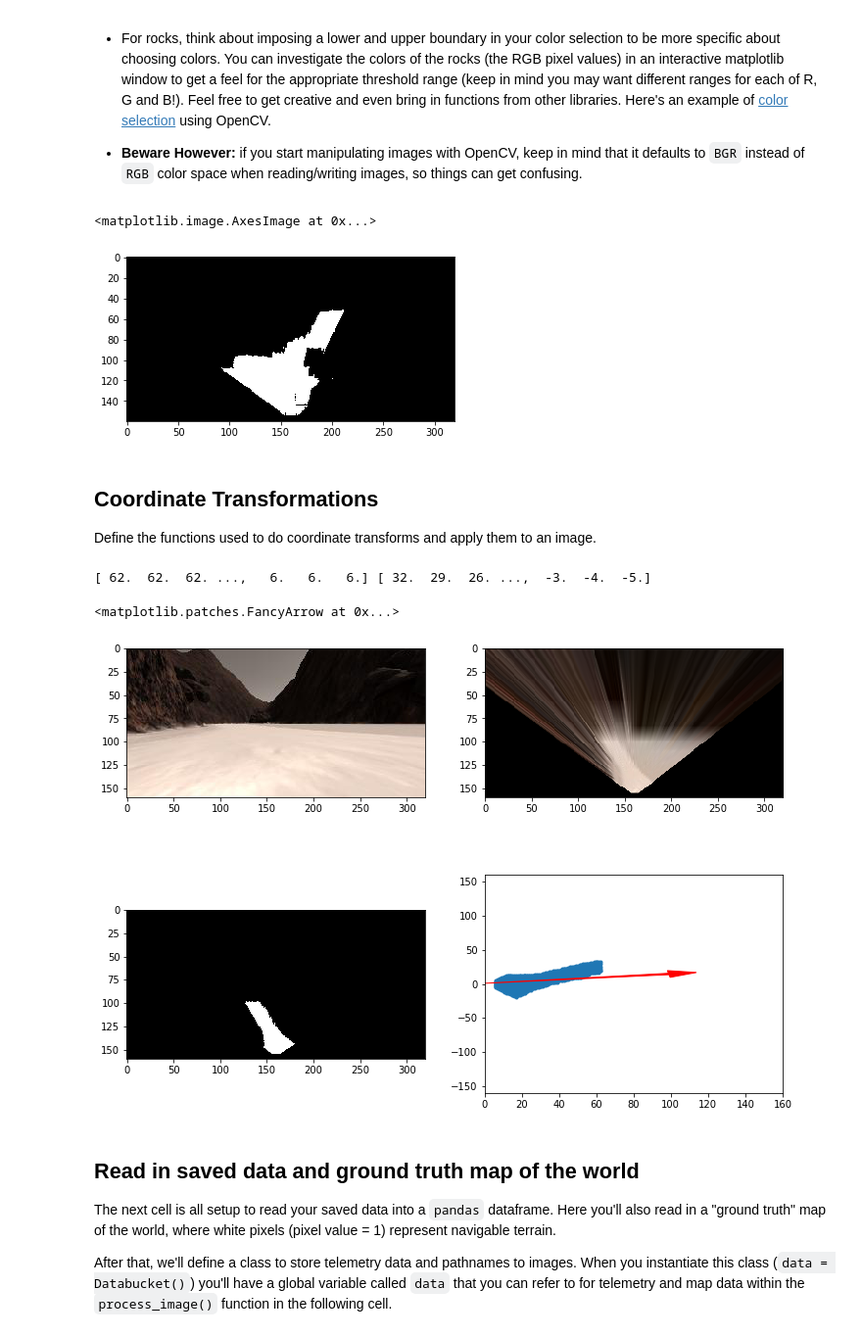
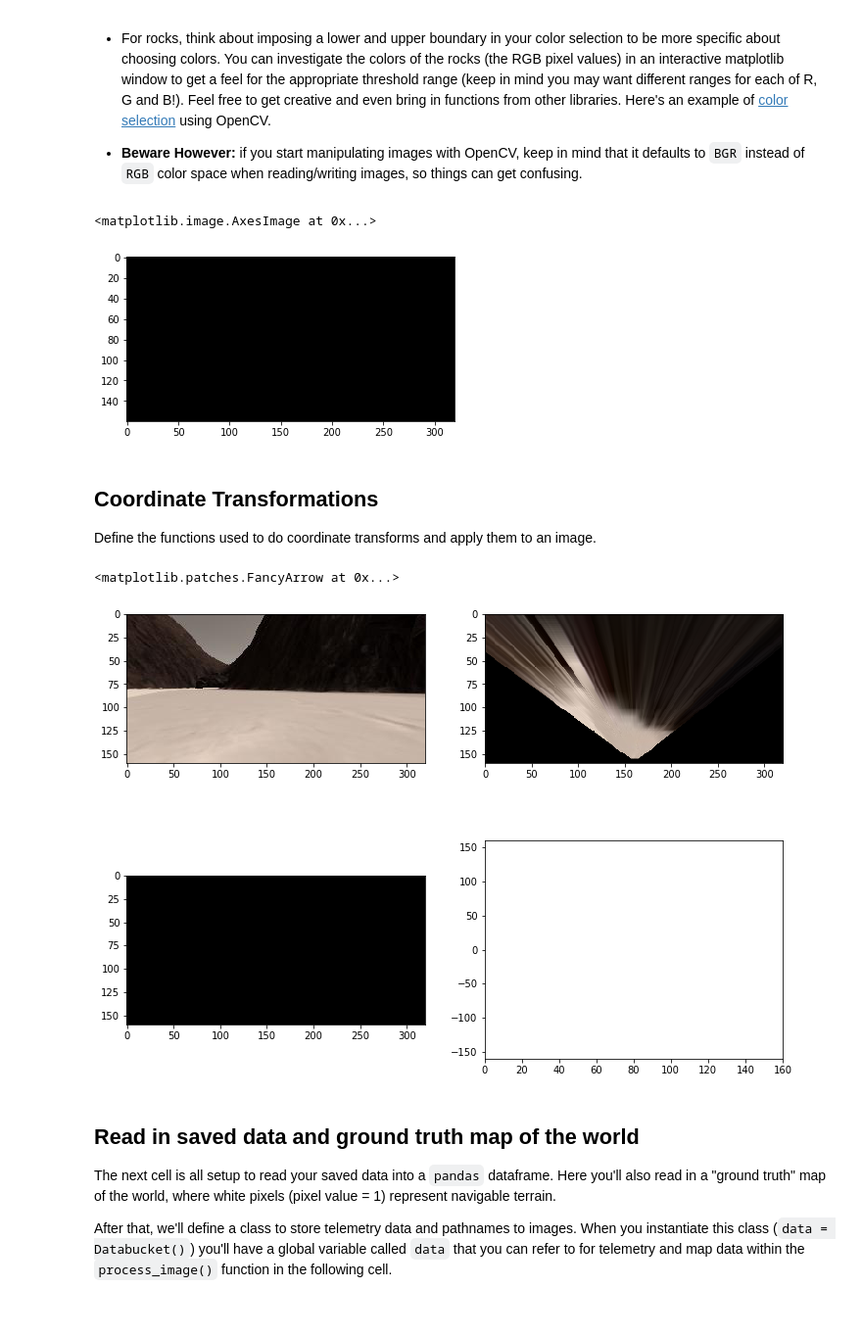
Before and after one commit to vijpandaturtle/search-sample-return, a Jupyter notebook: code/Rover_Project_Test_Notebook.ipynb, the cells around one changed output. Shown at 98% size. Drawn from its saved outputs; the diff is of its cells as text; code cells hidden in the pictures.

```diff
--- a/code/Rover_Project_Test_Notebook.ipynb
+++ b/code/Rover_Project_Test_Notebook.ipynb
@@ -115,26 +115,27 @@ Define the color thresholding function from the lesson and apply it to the warpe
 # %%
 # Identify pixels above the threshold
 # Threshold of RGB > 160 does a nice job of identifying ground pixels only
-def color_thresh(img, rgb_thresh=(180, 180, 180)):
+def color_thresh(img, rgb_thresh=(200, 200, 70)):
     # Create an array of zeros same xy size as img, but single channel
     color_select = np.zeros_like(img[:,:,0])
     # Require that each pixel be above all three threshold values in RGB
     # above_thresh will now contain a boolean array with "True"
     # where threshold was met
     above_thresh = (img[:,:,0] > rgb_thresh[0]) \
                 & (img[:,:,1] > rgb_thresh[1]) \
-                & (img[:,:,2] > rgb_thresh[2])
+                & (img[:,:,2] < rgb_thresh[2])
+
     # Index the array of zeros with the boolean array and set to 1
     color_select[above_thresh] = 1
     # Return the binary image
     return color_select
 
 threshed = color_thresh(warped)
 plt.imshow(threshed, cmap='gray')
 #scipy.misc.imsave('../output/warped_threshed.jpg', threshed*255)
 # %% [output]
 <matplotlib.image.AxesImage at 0x...>
-[figure, old version]
+[figure, new version]
 # %% [markdown]
 ## Coordinate Transformations
 Define the functions used to do coordinate transforms and apply them to an image.
@@ -198,7 +199,6 @@ threshed = color_thresh(warped)
 
 # Calculate pixel values in rover-centric coords and distance/angle to all pixels
 xpix, ypix = rover_coords(threshed)
-print(xpix, ypix)
 dist, angles = to_polar_coords(xpix, ypix)
 mean_dir = np.mean(angles)
 
@@ -219,9 +219,8 @@ x_arrow = arrow_length * np.cos(mean_dir)
 y_arrow = arrow_length * np.sin(mean_dir)
 plt.arrow(0, 0, x_arrow, y_arrow, color='red', zorder=2, head_width=10, width=2)
 # %% [output]
-[ 62.  62.  62. ...,   6.   6.   6.] [ 32.  29.  26. ...,  -3.  -4.  -5.]
+<matplotlib.patches.FancyArrow at 0x...>
-<matplotlib.patches.FancyArrow at 0x...>
-[figure, old version]
+[figure, new version]
 # %% [markdown]
 ## Read in saved data and ground truth map of the world
 The next cell is all setup to read your saved data into a `pandas` dataframe.  Here you'll also read in a "ground truth" map of the world, where white pixels (pixel value = 1) represent navigable terrain.
```
Also changed, not shown: parts of 5 cells of this notebook.
